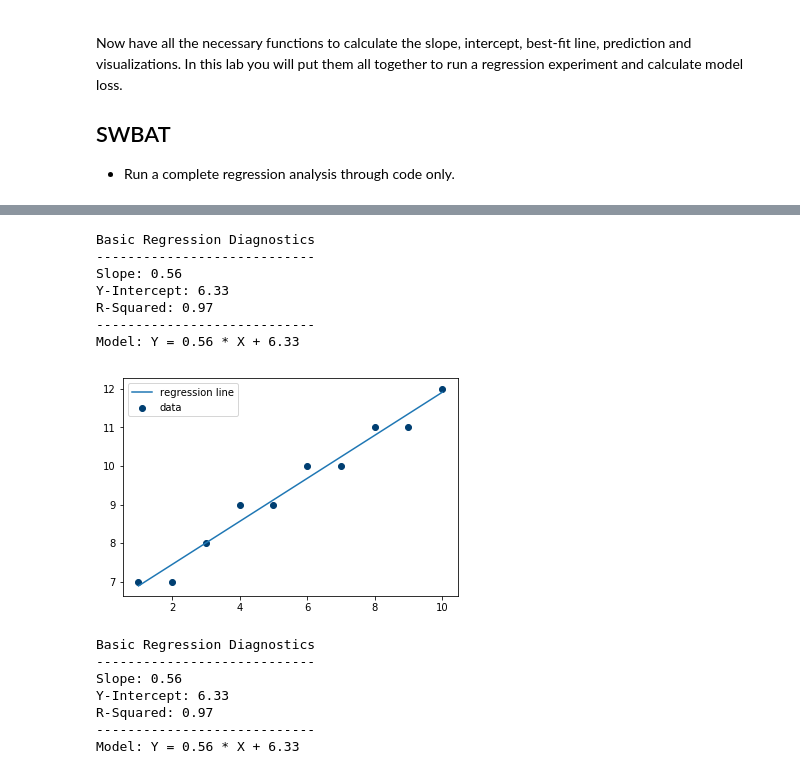
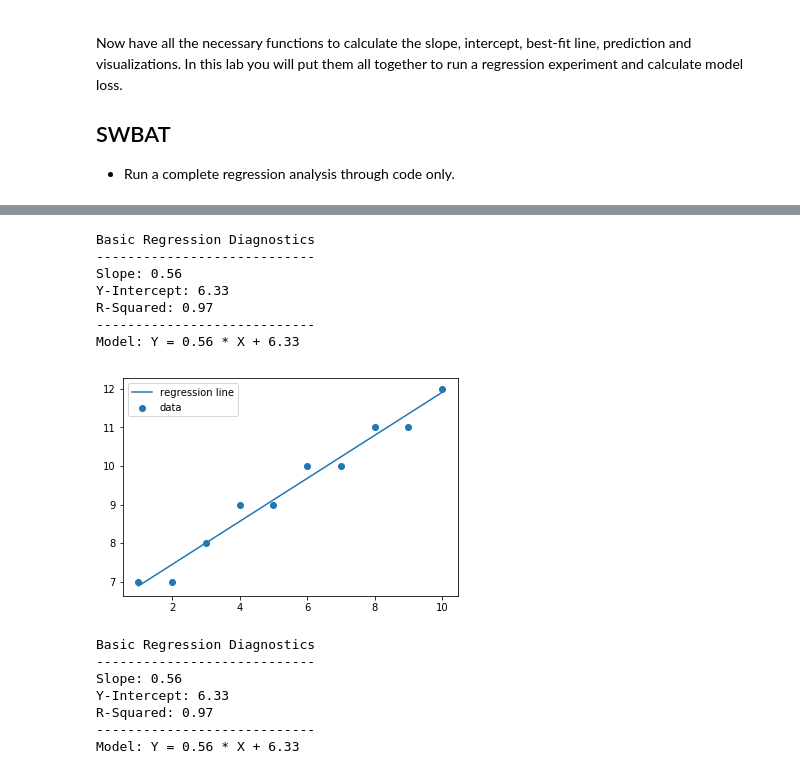
Before and after one commit to mandoiwanaga/dsc-0-10-10-complete-regression-seattle-ds-career-040119, a Jupyter notebook: index.ipynb, the cells around one changed output, grey strips where cells are left out. Cells and saved outputs as stored; diff of their text form; code cells hidden in the pictures.

```diff
--- a/index.ipynb
+++ b/index.ipynb
@@ -89,38 +89,38 @@ def r_squared(ys_real, ys_predicted):
 
 
 def plot_reg(X,Y,Y_pred):
-    plt.scatter(X,Y,color='#003F72',label='data')
+    plt.scatter(X,Y,label='data')
     plt.plot(X, Y_pred, label='regression line')
     plt.legend()
     plt.show()
     return None
 
 
 
 m, b = best_fit(X,Y)
 Y_pred = reg_line(m, b, X)
 r_squared = r_squared(Y,Y_pred)
 
 print ('Basic Regression Diagnostics')
 print ('----------------------------')
 print ('Slope:', round(m,2))
 print ('Y-Intercept:', round(b,2))
 print ('R-Squared:', round(r_squared,2))
 print ('----------------------------')
 print ('Model: Y =',round(m,2),'* X +', round(b,2))
 
 
 
 plot_reg(X,Y,Y_pred)
 # %% [output]
 Basic Regression Diagnostics
 ----------------------------
 Slope: 0.56
 Y-Intercept: 6.33
 R-Squared: 0.97
 ----------------------------
 Model: Y = 0.56 * X + 6.33
-[figure, old version]
+[figure, new version]
 # %%
 # Basic Regression Diagnostics
 # ----------------------------
```
